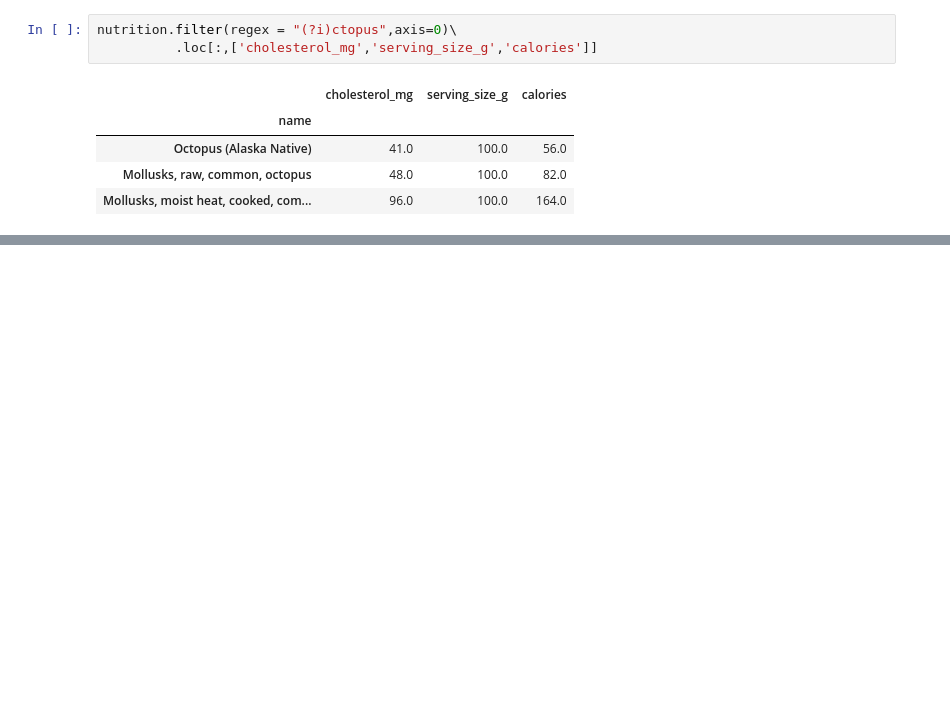
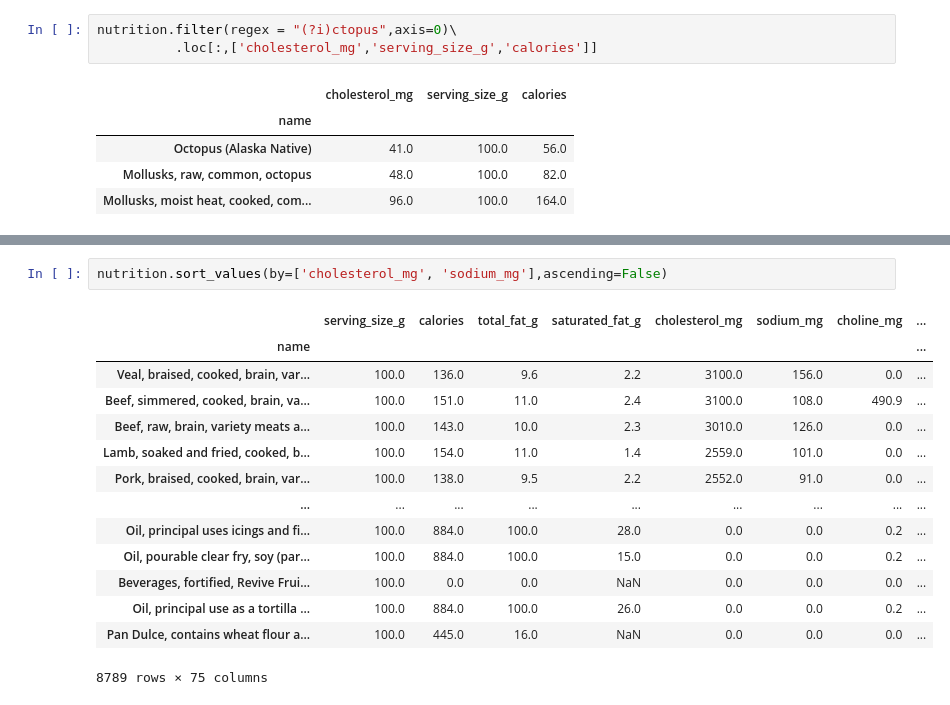
Before and after one commit to anup-byte/Pandas_Dataframe, a Jupyter notebook: Day18.ipynb, the cells around one changed output, grey strips where cells are left out. Drawn from its saved outputs; the diff is of its cells as text; blank space fills up the shorter version.

```diff
--- a/Day18.ipynb
+++ b/Day18.ipynb
@@ -347,0 +420,17 @@ nutrition.filter(regex = "(?i)ctopus",axis=0)\
+# %%
+nutrition.sort_values(by=['cholesterol_mg', 'sodium_mg'],ascending=False)
+# %% [output]
+|  | serving_size_g | calories | total_fat_g | saturated_fat_g | cholesterol_mg | sodium_mg | choline_mg | ... |
+| name |  |  |  |  |  |  |  | ... |
+| Veal, braised, cooked, brain, var... | 100.0 | 136.0 | 9.6 | 2.2 | 3100.0 | 156.0 | 0.0 | ... |
+| Beef, simmered, cooked, brain, va... | 100.0 | 151.0 | 11.0 | 2.4 | 3100.0 | 108.0 | 490.9 | ... |
+| Beef, raw, brain, variety meats a... | 100.0 | 143.0 | 10.0 | 2.3 | 3010.0 | 126.0 | 0.0 | ... |
+| Lamb, soaked and fried, cooked, b... | 100.0 | 154.0 | 11.0 | 1.4 | 2559.0 | 101.0 | 0.0 | ... |
+| Pork, braised, cooked, brain, var... | 100.0 | 138.0 | 9.5 | 2.2 | 2552.0 | 91.0 | 0.0 | ... |
+| ... | ... | ... | ... | ... | ... | ... | ... | ... |
+| Oil, principal uses icings and fi... | 100.0 | 884.0 | 100.0 | 28.0 | 0.0 | 0.0 | 0.2 | ... |
+| Oil, pourable clear fry, soy (par... | 100.0 | 884.0 | 100.0 | 15.0 | 0.0 | 0.0 | 0.2 | ... |
+| Beverages, fortified, Revive Frui... | 100.0 | 0.0 | 0.0 | NaN | 0.0 | 0.0 | 0.0 | ... |
+| Oil, principal use as a tortilla ... | 100.0 | 884.0 | 100.0 | 26.0 | 0.0 | 0.0 | 0.2 | ... |
+| Pan Dulce, contains wheat flour a... | 100.0 | 445.0 | 16.0 | NaN | 0.0 | 0.0 | 0.0 | ... |
+8789 rows × 75 columns
```
Also changed, not shown: parts of 12 cells of this notebook.
